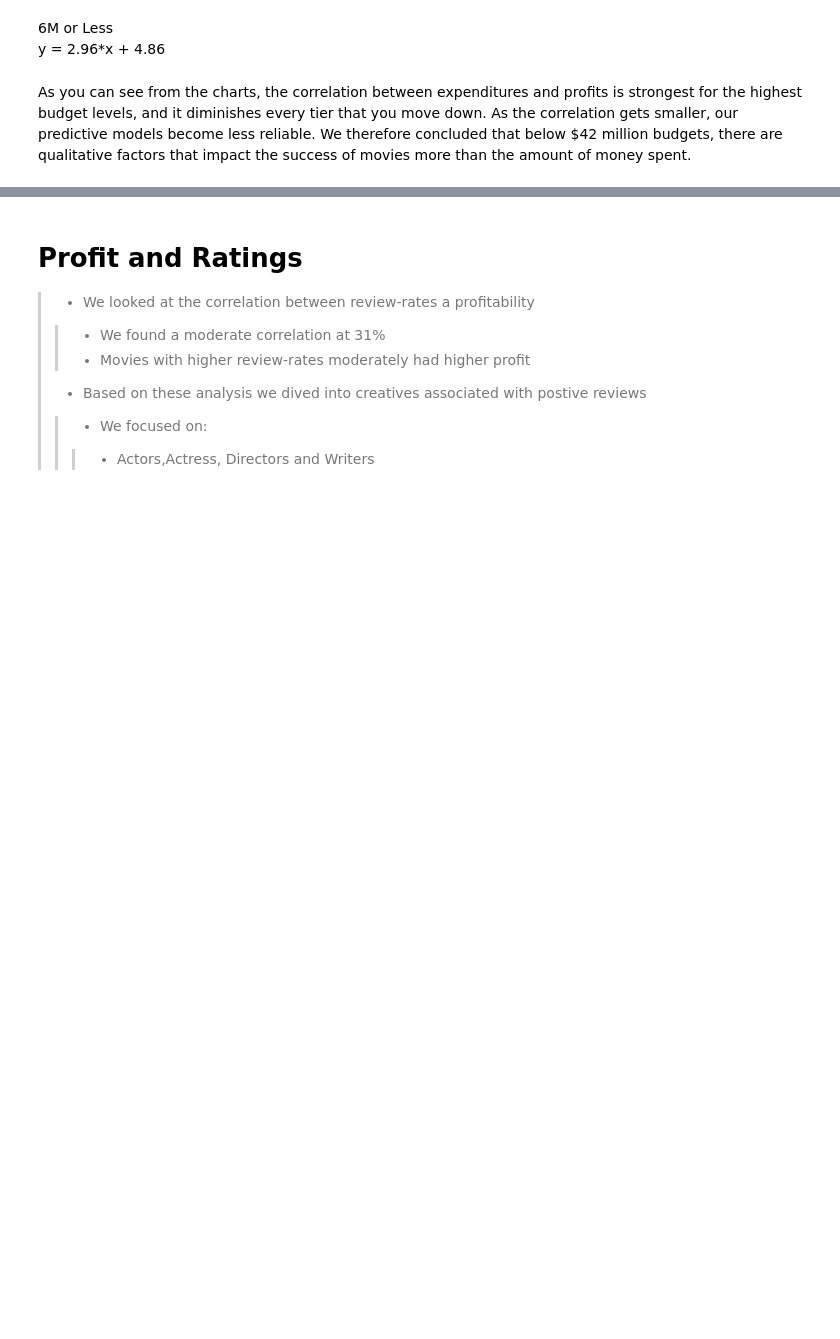
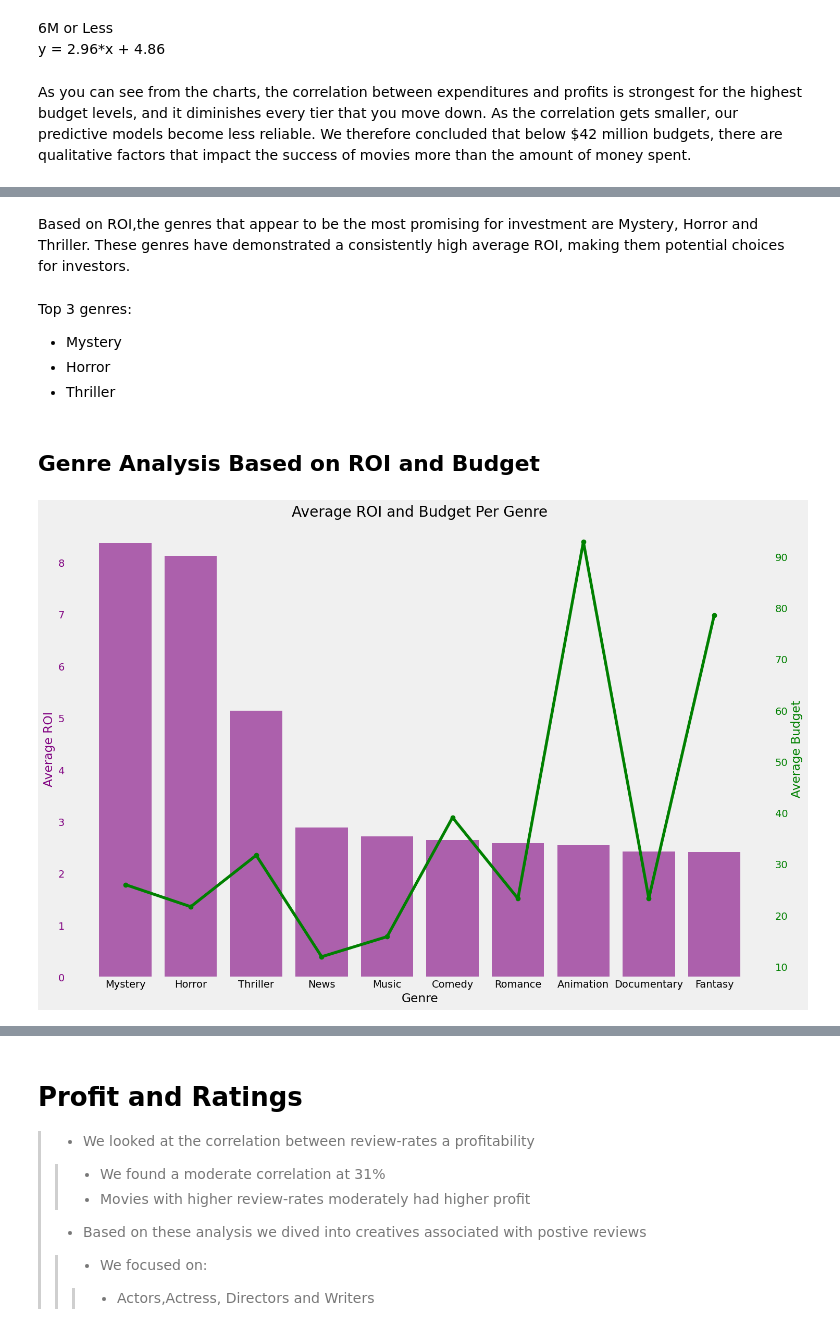
Before and after one commit to dvdhartsman/Phase_2_Movie_Project, a Jupyter notebook: Final_Project_Notebook.ipynb, the cells around one changed output, grey strips where cells are left out. Drawn from its saved outputs; the diff is of its cells as text; code cells hidden in the pictures; blank space fills up the shorter version.

```diff
--- a/Final_Project_Notebook.ipynb
+++ b/Final_Project_Notebook.ipynb
@@ -219,0 +235,36 @@ As you can see from the charts, the correlation between expenditures and profits
+# %% [markdown]
+Based on ROI,the genres that appear to be the most promising for investment are Mystery, Horror and Thriller. These genres have demonstrated a consistently high average ROI, making them potential choices for investors.
+# %% [markdown]
+ Top 3 genres:
+ - Mystery
+ - Horror
+ - Thriller
+# %% [markdown]
+
+## Genre Analysis Based on ROI and Budget
+# %%
+#Find average ROI and average Budget per genre
+average_roi_and_budget_per_genre = final_data_exp.groupby('genres').agg({  'roi': 'mean', 'production_budget': 'mean'}).sort_values(by='roi', ascending=False).head(10).reset_index()
+
+fig, ax1 = plt.subplots(figsize=(15, 10))
+
+# Bar plot for ROI
+ax1.bar(average_roi_and_budget_per_genre['genres'], average_roi_and_budget_per_genre['roi'], color='purple', alpha=0.6, label='ROI')
+ax1.set_xlabel('Genre')
+ax1.set_ylabel('Average ROI', color='purple')
+ax1.tick_params(axis='y', labelcolor='purple')
+
+# Line plot for Budget
+ax2 = ax1.twinx()
+ax2.plot(average_roi_and_budget_per_genre['genres'], average_roi_and_budget_per_genre['production_budget'], color='green', marker='o', label='Budget')
+ax2.set_ylabel('Average Budget', color='green')
+ax2.tick_params(axis='y', labelcolor='green')
+
+# Title and Show
+plt.title('Average ROI and Budget Per Genre')
+fig.tight_layout()
+ax1.grid(False)
+ax2.grid(False)
+plt.show()
+# %% [output]
+[figure, added]
```
Also changed, not shown: parts of 19 cells of this notebook.
